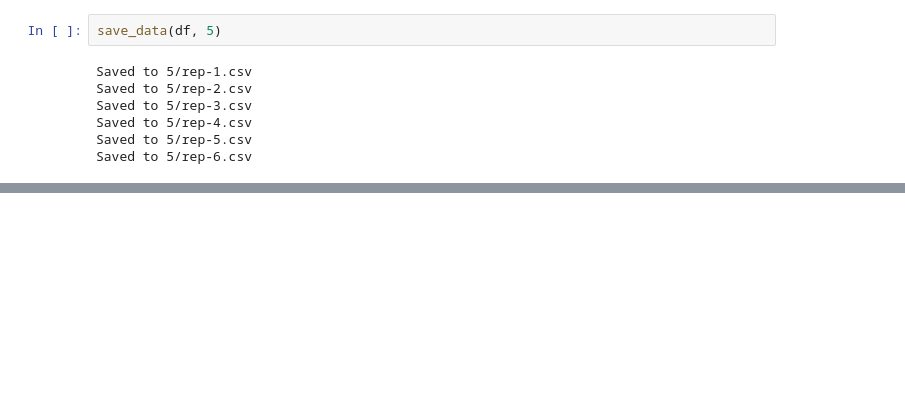
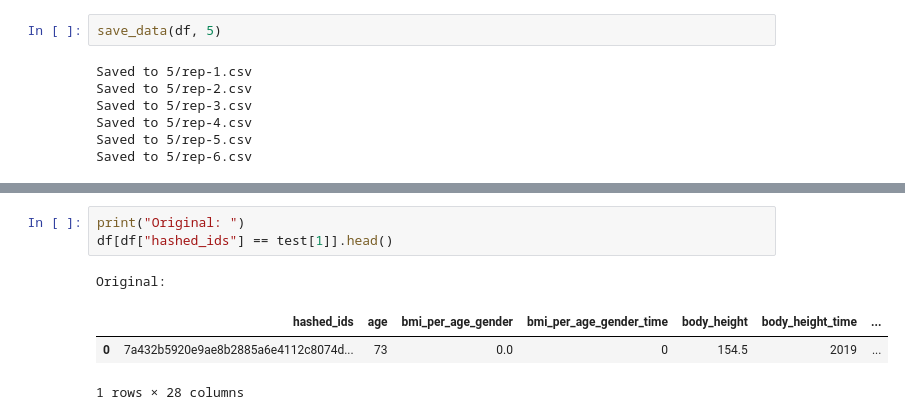
Before and after one commit to ituitis-otal18/security-data, a Jupyter notebook: main.ipynb, the cells around one changed output, grey strips where cells are left out. Cells and saved outputs as stored; diff of their text form; blank space fills up the shorter version.

```diff
--- a/main.ipynb
+++ b/main.ipynb
@@ -108,0 +152,8 @@ Elapsed time: 0.20455646514892578 seconds
+# %%
+print("Original: ")
+df[df["hashed_ids"] == test[1]].head()
+# %% [output]
+Original:
+|  | hashed_ids | age | bmi_per_age_gender | bmi_per_age_gender_time | body_height | body_height_time | ... |
+| 0 | 7a432b5920e9ae8b2885a6e4112c8074d... | 73 | 0.0 | 0 | 154.5 | 2019 | ... |
+1 rows × 28 columns
```
Also changed, not shown: parts of 11 cells of this notebook, 26 other files.
